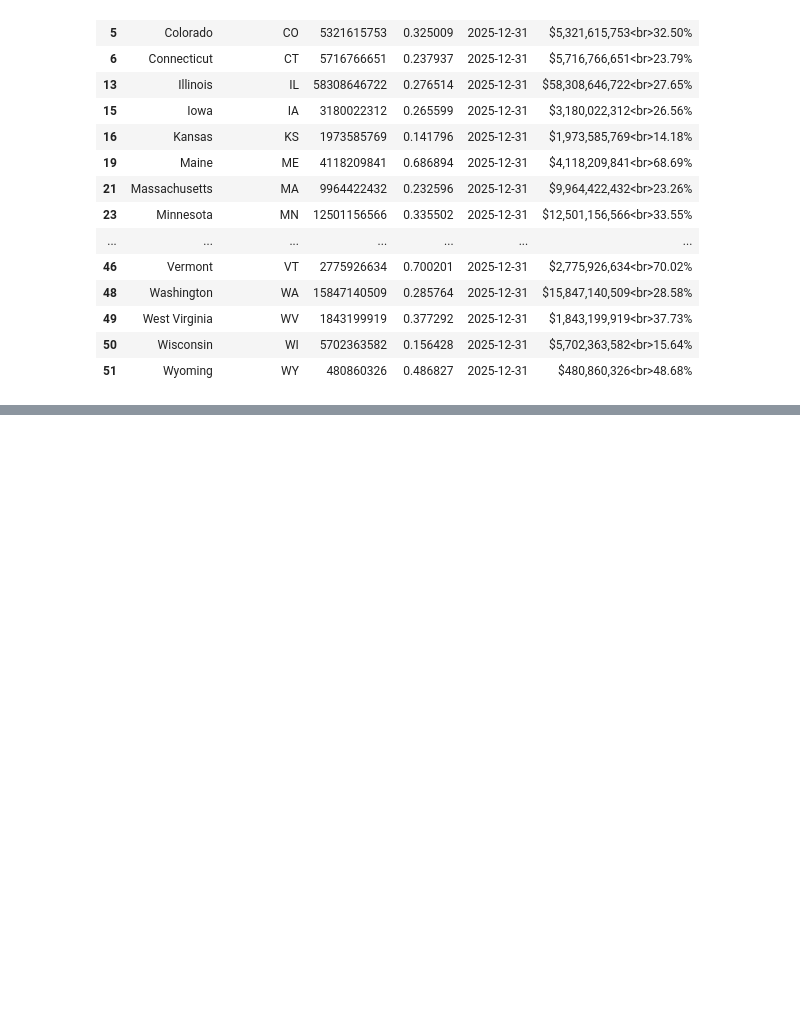
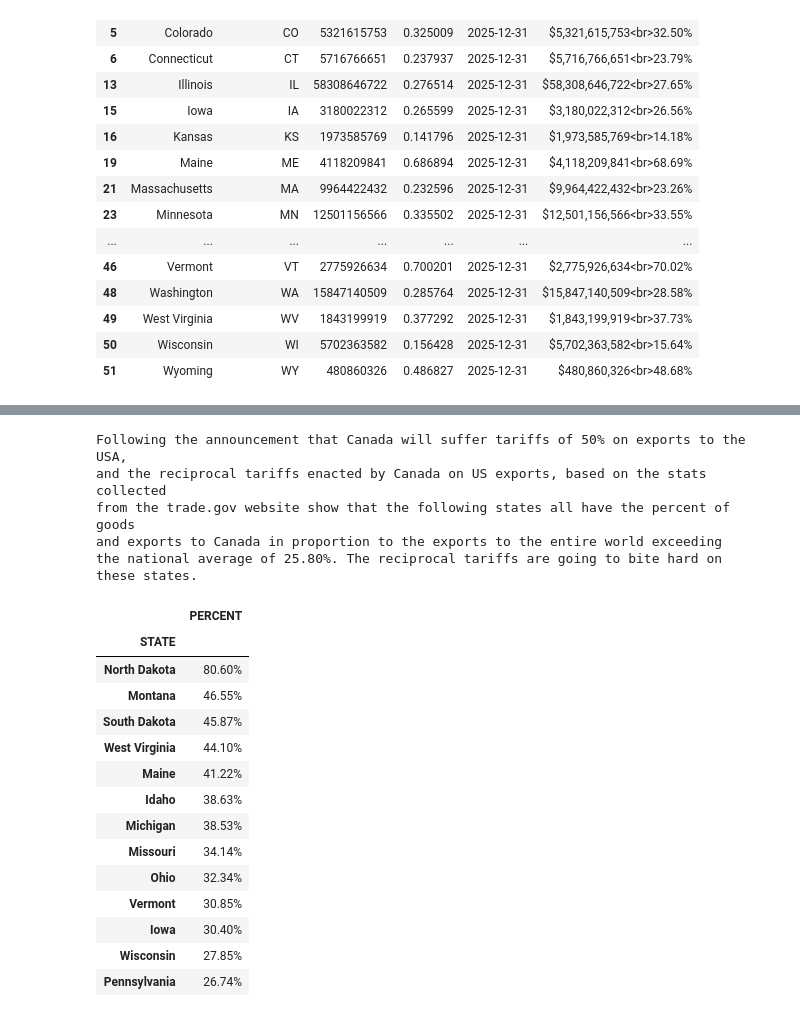
Before and after one commit to cesinco/trade-partners-by-state, a Jupyter notebook: get_top_export_countries_by_state.ipynb, the cells around one changed output, grey strips where cells are left out. Drawn from its saved outputs; the diff is of its cells as text; code cells hidden in the pictures; blank space fills up the shorter version.

Commit message:
Updated README.md  and new python code to produce tables used in README.md

```diff
--- a/get_top_export_countries_by_state.ipynb
+++ b/get_top_export_countries_by_state.ipynb
@@ -105,8 +99,9 @@ dic_states = {
 	, "Wyoming": "WY"
 }
 # %%
-# Set up our dictionary for export countries by state
+# Set up our dictionaries for import countries by state
 state_exports = {}
+state_exports_canada = {} #Specifically to report on Canada exports
 
 for state_name, state_abbr in dic_states.items():
     state_url = census_exports_url.replace("[STATE]", state_abbr)
@@ -117,16 +112,30 @@ for state_name, state_abbr in dic_states.items():
         , names = ["STATE_ABBR", "COUNTRY_CODE", "COUNTRY_NAME", "VALUE", "PERIOD"]
         , converters = {0: lambda x: x.replace('"', '').replace("[", ""), 4: lambda x: pd.to_datetime(x, format='%Y-%m') + pd.offsets.MonthEnd(0)}
     )
+    # Extract the world-wide total to calculate percent of trade by country
     df_total = df_state[df_state["COUNTRY_CODE"] == "-"]
+    # Filter only for countries, not regional or other totals
     df_state = df_state[df_state["COUNTRY_CODE"].str.contains(r"^[1-9][0-9]+$")]
-    df_state.sort_values("VALUE", ascending=False, inplace=True)
+    # Create a new column showin gpercentage of trade for each country as a proportion of the total world trade for this state
     df_state["PERCENT"] = df_state["VALUE"] / df_total["VALUE"].iloc[0]
-    df_state = df_state.reset_index(drop=True).head(1) # Highest valued export country for this state
+    # Sort by trade value in percentage
+    df_state.sort_values("PERCENT", ascending=False, inplace=True)
+
+    # After sorting, make a copy containing only Canada imports
+    df_state_canada = df_state.copy()
+    df_state_canada = df_state_canada[df_state_canada["COUNTRY_CODE"] == "1220"]
+    # Keep only the row for Canada
+    df_state_canada = df_state_canada.reset_index(drop=True).head(1)
+
+    # Highest valued import country for this state
+    df_state = df_state.reset_index(drop=True).head(1)
     # Print just one of the states' export data
     if state_abbr == "FL":
         console.print_json(data=df_state.to_dict(orient="records"), ensure_ascii=True, default=str, highlight=True, indent=4)
     # Add the highest valued export country for this state to the state_exports dictionary
     state_exports[state_name] = df_state.iloc[0].to_dict()
+
+    state_exports_canada[state_name] = df_state_canada.iloc[0].to_dict()
 # %% [output]
 [
     {
@@ -459,3 +484,42 @@ fig.show()
 fig.write_image("images/import_countries_by_state.png")
 # %% [markdown]
 ![import_countries_by_state.png](./images/import_countries_by_state.png)
+# %%
+# As a final step, generate tables for the export and import each state has specifically just with Canada
+
+df_exports_canada = df_exports[df_exports["COUNTRY_NAME"] == "CANADA"].sort_values("PERCENT", ascending=False)[["STATE", "PERCENT"]]
+avg_canada_exports = df_exports["PERCENT"].mean()
+df_exports_canada = df_exports_canada[df_exports_canada["PERCENT"] > avg_canada_exports]
+df_exports_canada["PERCENT"] = df_exports_canada.apply(lambda row: "{:.2%}".format(row["PERCENT"]), axis=1)
+
+str_export_canada = f"""
+Following the announcement that Canada will suffer tariffs of 50% on exports to the USA,
+and the reciprocal tariffs enacted by Canada on US exports, based on the stats collected
+from the trade.gov website show that the following states all have the percent of goods
+and exports to Canada in proportion to the exports to the entire world exceeding
+the national average of {avg_canada_exports:.2%}. The reciprocal tariffs are going to bite hard on these states.
+"""
+
+print(str_export_canada)
+df_exports_canada.set_index("STATE")
+# %% [output]
+Following the announcement that Canada will suffer tariffs of 50% on exports to the USA,
+and the reciprocal tariffs enacted by Canada on US exports, based on the stats collected
+from the trade.gov website show that the following states all have the percent of goods
+and exports to Canada in proportion to the exports to the entire world exceeding
+the national average of 25.80%. The reciprocal tariffs are going to bite hard on these states.
+|  | PERCENT |
+| STATE |  |
+| North Dakota | 80.60% |
+| Montana | 46.55% |
+| South Dakota | 45.87% |
+| West Virginia | 44.10% |
+| Maine | 41.22% |
+| Idaho | 38.63% |
+| Michigan | 38.53% |
+| Missouri | 34.14% |
+| Ohio | 32.34% |
+| Vermont | 30.85% |
+| Iowa | 30.40% |
+| Wisconsin | 27.85% |
+| Pennsylvania | 26.74% |
```
Also changed, not shown: parts of 6 cells of this notebook, 6 other files.
